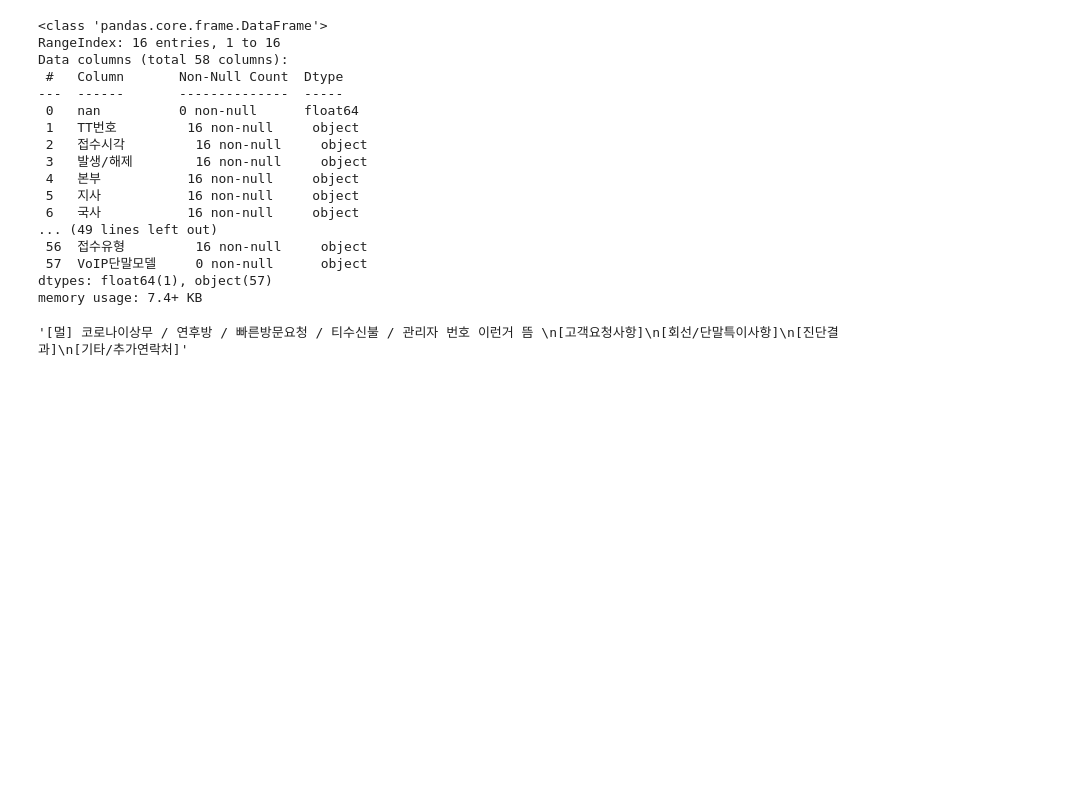
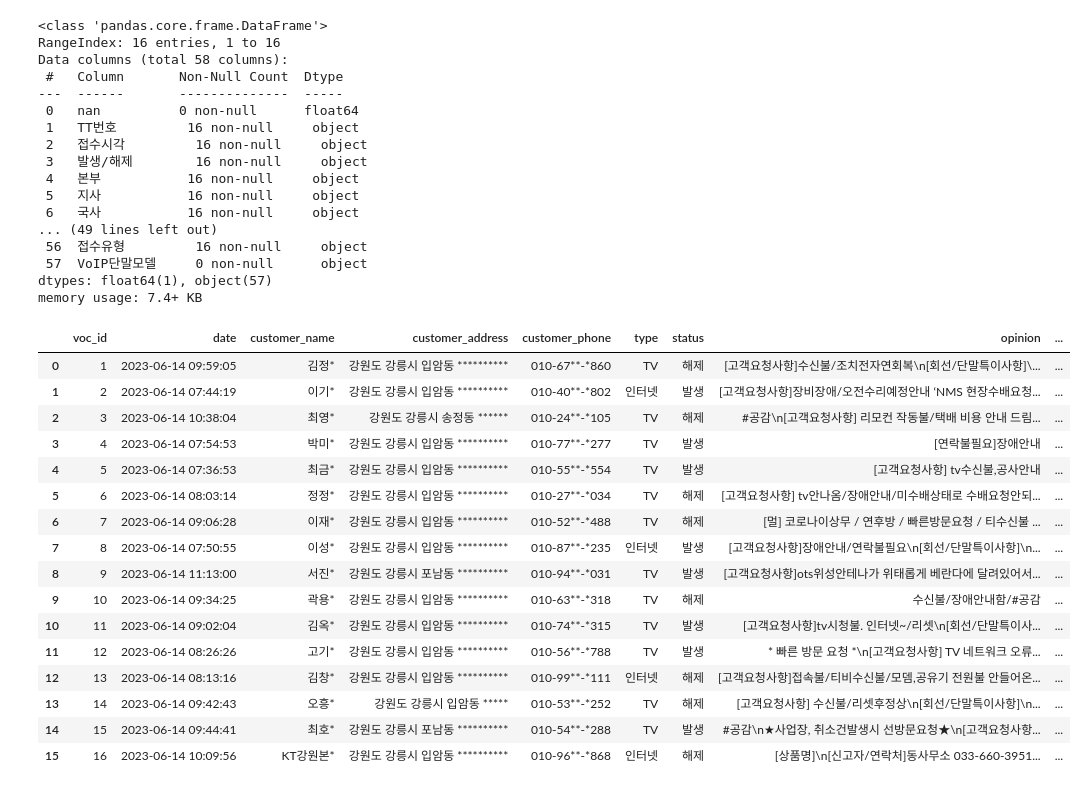
Before and after one commit to AivleCail/aivle, a Jupyter notebook: makeVoc/makeVoc.ipynb, the cells around one changed output. Drawn from its saved outputs; the diff is of its cells as text; code cells hidden in the pictures; blank space fills up the shorter version.

Commit message:
#25 - voc 데이터에 추가의견(status_detail) 필드 추가

```diff
--- a/makeVoc/makeVoc.ipynb
+++ b/makeVoc/makeVoc.ipynb
@@ -37,19 +40,31 @@ memory usage: 7.4+ KB
+# %%
+df['manager_id'] = 0
+df['상세'] = "temp"
 # %%
-col=["접수시각","회선명","상세주소","연락처1","서비스","발생/해제","신고자의견"]
-df = df[col]
-# df['status_detail'] = "★ad"
-df['manager_id'] = 0
 for i in range(1,17):
     df.loc[i,'manager_id'] = int(i%5+1)
-
-
 df = df.reset_index()
-
-df.columns=["voc_id","date","name","customer_address","customer_phone","type","status","status_detail","manager_id"]
+df.columns=["voc_id","date","customer_name","customer_address","customer_phone","type","status","opinion","manager_id","status_detail"]
-# %%
-df.loc[6,'status_detail']
-# %% [output]
-'[멀] 코로나이상무 / 연후방 / 빠른방문요청 / 티수신불 / 관리자 번호 이런거 뜸 \n[고객요청사항]\n[회선/단말특이사항]\n[진단결과]\n[기타/추가연락처]'
+# %%
+df
+# %% [output]
+|  | voc_id | date | customer_name | customer_address | customer_phone | type | status | opinion | ... |
+| 0 | 1 | 2023-06-14 09:59:05 | 김정* | 강원도 강릉시 입암동 ********** | 010-67**-*860 | TV | 해제 | [고객요청사항]수신불/조치전자연회복\n[회선/단말특이사항]\... | ... |
+| 1 | 2 | 2023-06-14 07:44:19 | 이기* | 강원도 강릉시 입암동 ********** | 010-40**-*802 | 인터넷 | 발생 | [고객요청사항]장비장애/오전수리예정안내 ‘NMS 현장수배요청... | ... |
+| 2 | 3 | 2023-06-14 10:38:04 | 최영* | 강원도 강릉시 송정동 ****** | 010-24**-*105 | TV | 해제 | #공감\n[고객요청사항] 리모컨 작동불/택배 비용 안내 드림... | ... |
+| 3 | 4 | 2023-06-14 07:54:53 | 박미* | 강원도 강릉시 입암동 ********** | 010-77**-*277 | TV | 발생 | [연락불필요]장애안내 | ... |
+| 4 | 5 | 2023-06-14 07:36:53 | 최금* | 강원도 강릉시 입암동 ********** | 010-55**-*554 | TV | 발생 | [고객요청사항] tv수신불,공사안내 | ... |
+| 5 | 6 | 2023-06-14 08:03:14 | 정정* | 강원도 강릉시 입암동 ********** | 010-27**-*034 | TV | 해제 | [고객요청사항] tv안나옴/장애안내/미수배상태로 수배요청안되... | ... |
+| 6 | 7 | 2023-06-14 09:06:28 | 이재* | 강원도 강릉시 입암동 ********** | 010-52**-*488 | TV | 해제 | [멀] 코로나이상무 / 연후방 / 빠른방문요청 / 티수신불 ... | ... |
+| 7 | 8 | 2023-06-14 07:50:55 | 이성* | 강원도 강릉시 입암동 ********** | 010-87**-*235 | 인터넷 | 발생 | [고객요청사항]장애안내/연락불필요\n[회선/단말특이사항]\n... | ... |
+| 8 | 9 | 2023-06-14 11:13:00 | 서진* | 강원도 강릉시 포남동 ********** | 010-94**-*031 | TV | 발생 | [고객요청사항]ots위성안테나가 위태롭게 베란다에 달려있어서... | ... |
+| 9 | 10 | 2023-06-14 09:34:25 | 곽용* | 강원도 강릉시 입암동 ********** | 010-63**-*318 | TV | 해제 | 수신불/장애안내함/#공감 | ... |
+| 10 | 11 | 2023-06-14 09:02:04 | 김옥* | 강원도 강릉시 입암동 ********** | 010-74**-*315 | TV | 발생 | [고객요청사항]tv시청불. 인터넷~/리셋\n[회선/단말특이사... | ... |
+| 11 | 12 | 2023-06-14 08:26:26 | 고기* | 강원도 강릉시 입암동 ********** | 010-56**-*788 | TV | 발생 | * 빠른 방문 요청 *\n[고객요청사항] TV 네트워크 오류... | ... |
+| 12 | 13 | 2023-06-14 08:13:16 | 김창* | 강원도 강릉시 입암동 ********** | 010-99**-*111 | 인터넷 | 해제 | [고객요청사항]접속불/티비수신불/모뎀,공유기 전원불 안들어온... | ... |
+| 13 | 14 | 2023-06-14 09:42:43 | 오흥* | 강원도 강릉시 입암동 ***** | 010-53**-*252 | TV | 해제 | [고객요청사항] 수신불/리셋후정상\n[회선/단말특이사항]\n... | ... |
+| 14 | 15 | 2023-06-14 09:44:41 | 최호* | 강원도 강릉시 포남동 ********** | 010-54**-*288 | TV | 발생 | #공감\n★사업장, 취소건발생시 선방문요청★\n[고객요청사항... | ... |
+| 15 | 16 | 2023-06-14 10:09:56 | KT강원본* | 강원도 강릉시 입암동 ********** | 010-96**-*868 | 인터넷 | 해제 | [상품명]\n[신고자/연락처]동사무소 033-660-3951... | ... |
 # %%
 df.to_csv("testVoc.csv", index=False)
 # %%
```
Also changed, not shown: parts of 2 cells of this notebook, 1 other file.
